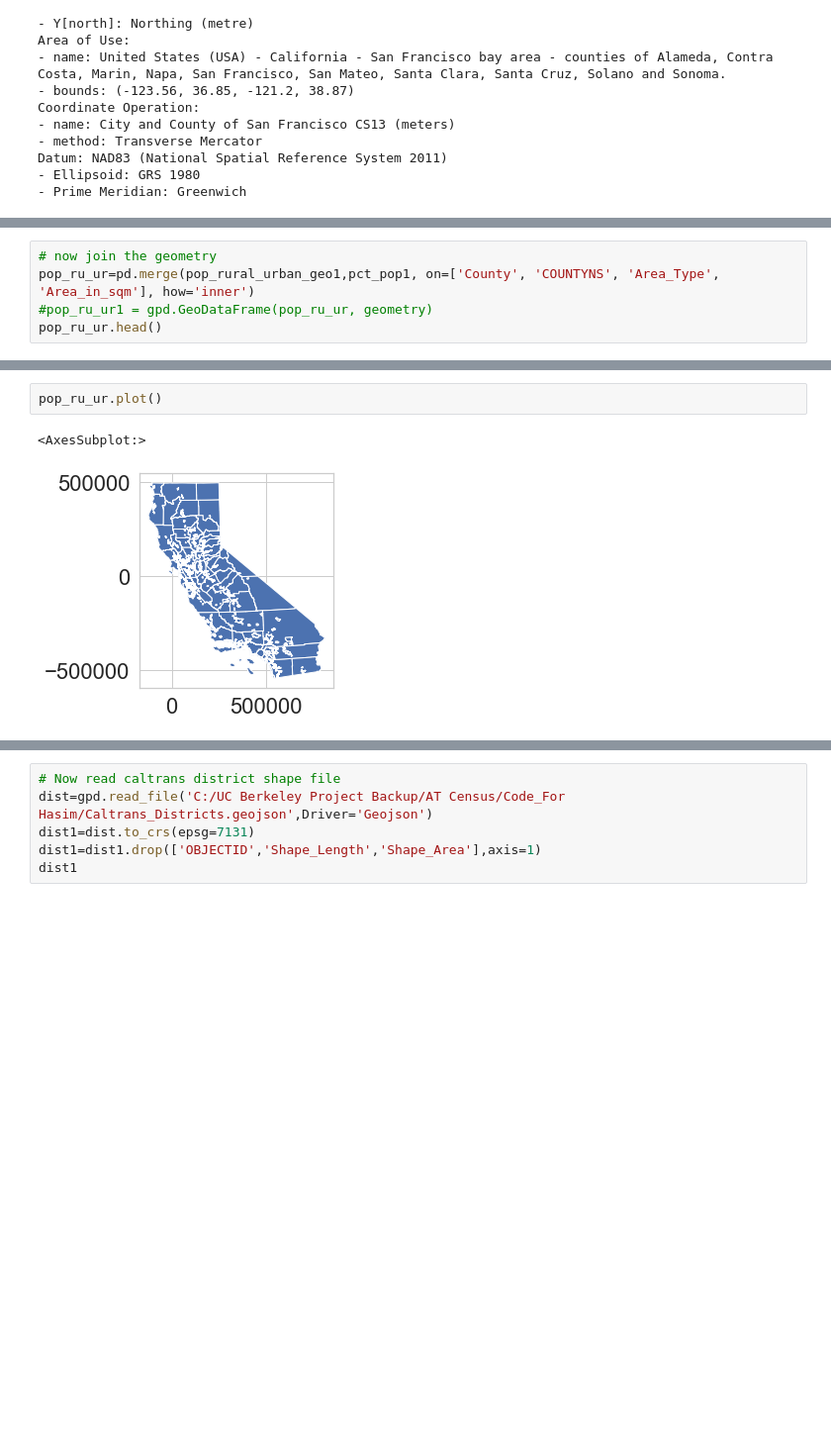
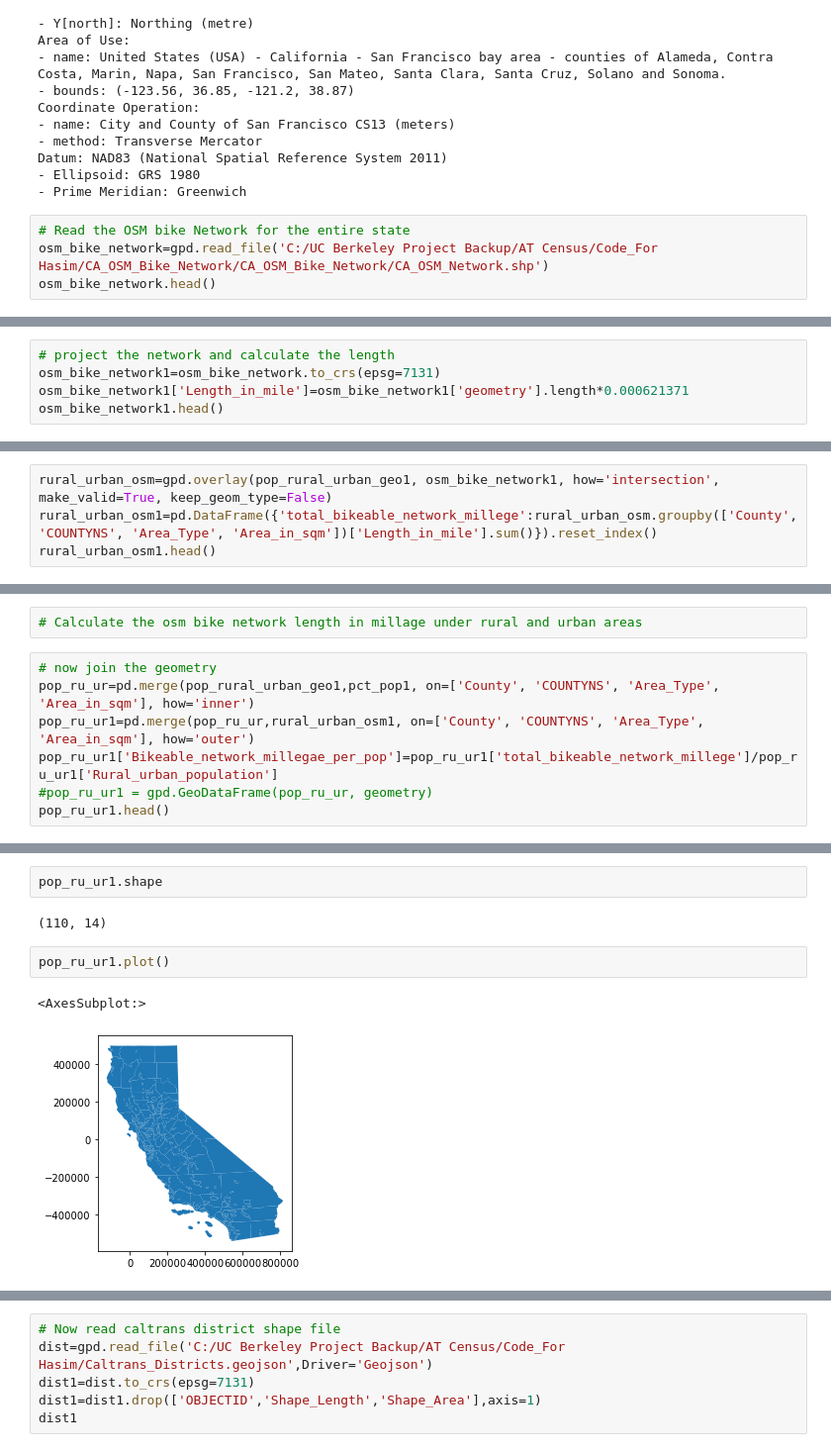
Before and after one commit to mintu07ruet/CA_population-by-rural-urban, a Jupyter notebook: Population generation for rural Vs Urban.ipynb, the cells around one changed output, grey strips where cells are left out. Shown at 99% size. Cells and saved outputs as stored; diff of their text form; blank space fills up the shorter version.

```diff
--- a/Population generation for rural Vs Urban.ipynb
+++ b/Population generation for rural Vs Urban.ipynb
@@ -341,3 +342,7 @@ Coordinate Operation:
 Datum: NAD83 (National Spatial Reference System 2011)
 - Ellipsoid: GRS 1980
 - Prime Meridian: Greenwich
+# %%
+# Read the OSM bike Network for the entire state
+osm_bike_network=gpd.read_file('C:/UC Berkeley Project Backup/AT Census/Code_For Hasim/CA_OSM_Bike_Network/CA_OSM_Bike_Network/CA_OSM_Network.shp')
+osm_bike_network.head()
@@ -343,0 +371,5 @@ Datum: NAD83 (National Spatial Reference System 2011)
+# %%
+# project the network and calculate the length
+osm_bike_network1=osm_bike_network.to_crs(epsg=7131)
+osm_bike_network1['Length_in_mile']=osm_bike_network1['geometry'].length*0.000621371
+osm_bike_network1.head()
@@ -343,0 +408,4 @@ Datum: NAD83 (National Spatial Reference System 2011)
+# %%
+rural_urban_osm=gpd.overlay(pop_rural_urban_geo1, osm_bike_network1, how='intersection', make_valid=True, keep_geom_type=False)
+rural_urban_osm1=pd.DataFrame({'total_bikeable_network_millege':rural_urban_osm.groupby(['County', 'COUNTYNS', 'Area_Type', 'Area_in_sqm'])['Length_in_mile'].sum()}).reset_index()
+rural_urban_osm1.head()
@@ -344,8 +431,12 @@ Datum: NAD83 (National Spatial Reference System 2011)
+# %%
+# Calculate the osm bike network length in millage under rural and urban areas
 # %%
 # now join the geometry
 pop_ru_ur=pd.merge(pop_rural_urban_geo1,pct_pop1, on=['County', 'COUNTYNS', 'Area_Type', 'Area_in_sqm'], how='inner')
+pop_ru_ur1=pd.merge(pop_ru_ur,rural_urban_osm1, on=['County', 'COUNTYNS', 'Area_Type', 'Area_in_sqm'], how='outer')
+pop_ru_ur1['Bikeable_network_millegae_per_pop']=pop_ru_ur1['total_bikeable_network_millege']/pop_ru_ur1['Rural_urban_population']
 #pop_ru_ur1 = gpd.GeoDataFrame(pop_ru_ur, geometry)
-pop_ru_ur.head()
+pop_ru_ur1.head()
 # %% [output]
 |  | STATEFP | COUNTYFP | COUNTYNS | GEOID | NAME | County | geometry | Area_Type | Area_in_sqm | ... |
 | 0 | 06 | 073 | 00277301 | 06073 | San Diego | San Diego County | MULTIPOLYGON (((499837.403 -44948... | Urban | 1066.665354 | ... |
@@ -353,9 +444,13 @@ pop_ru_ur.head()
 | 2 | 06 | 059 | 00277294 | 06059 | Orange | Orange County | MULTIPOLYGON (((449779.619 -41215... | Urban | 667.087027 | ... |
 | 3 | 06 | 037 | 00277283 | 06037 | Los Angeles | Los Angeles County | MULTIPOLYGON (((393539.430 -36703... | Urban | 1691.178344 | ... |
 | 4 | 06 | 065 | 00277297 | 06065 | Riverside | Riverside County | MULTIPOLYGON (((490202.504 -39622... | Urban | 986.308536 | ... |
+# %%
+pop_ru_ur1.shape
+# %% [output]
+(110, 14)
 # %%
-pop_ru_ur.plot()
+pop_ru_ur1.plot()
 # %% [output]
 <AxesSubplot:>
-[figure, old version]
+[figure, new version]
 # %%
```
Also changed, not shown: parts of 21 cells of this notebook.
